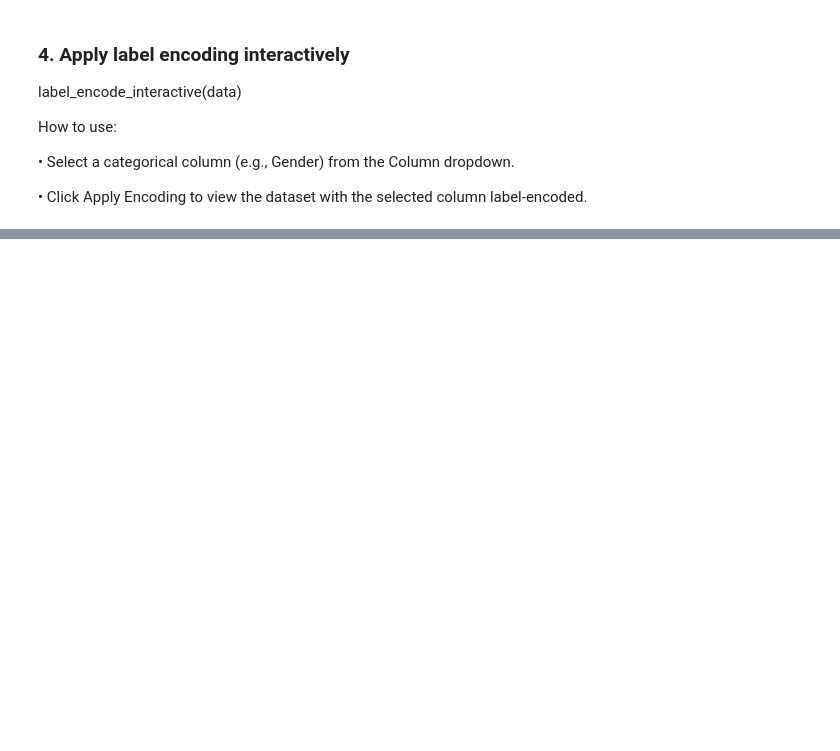
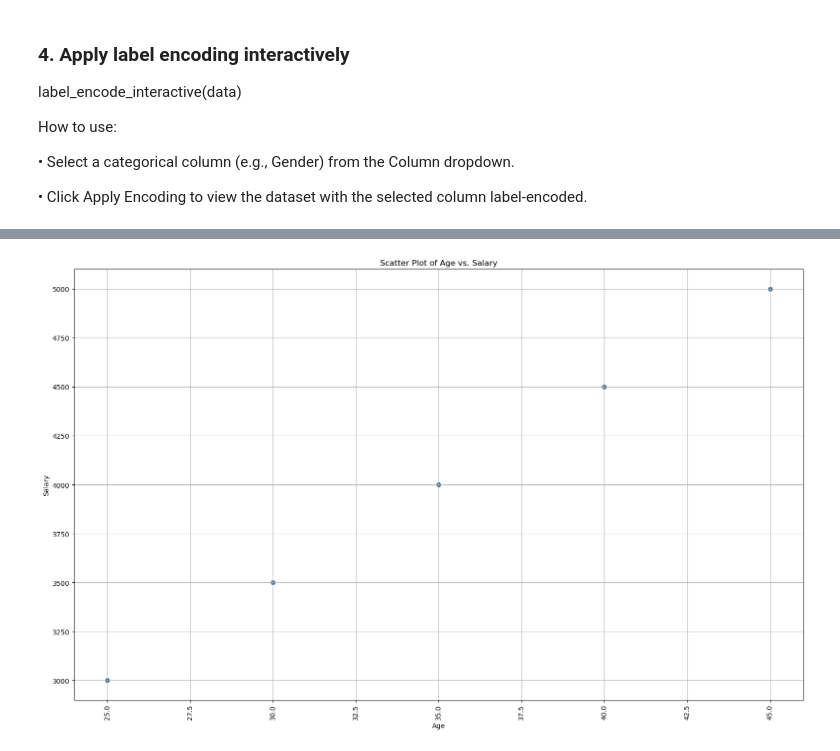
Before and after one commit to KaysHaydock/VisTool, a Jupyter notebook: notebooks/example_usage.ipynb, the cells around one changed output, grey strips where cells are left out. Saved outputs shown, nothing was run; the diff lists cells and outputs as text; code cells hidden in the pictures; blank space fills up the shorter version.

```diff
--- a/notebooks/example_usage.ipynb
+++ b/notebooks/example_usage.ipynb
@@ -433,0 +639,7 @@ plot_correlation_matrix(correlation_data)
+# %%
+
+
+# Plot scatter
+plot_scatter(data, x_column='Age', y_column='Salary')
+# %% [output]
+[figure, added]
```
Also changed, not shown: parts of 34 cells of this notebook.
